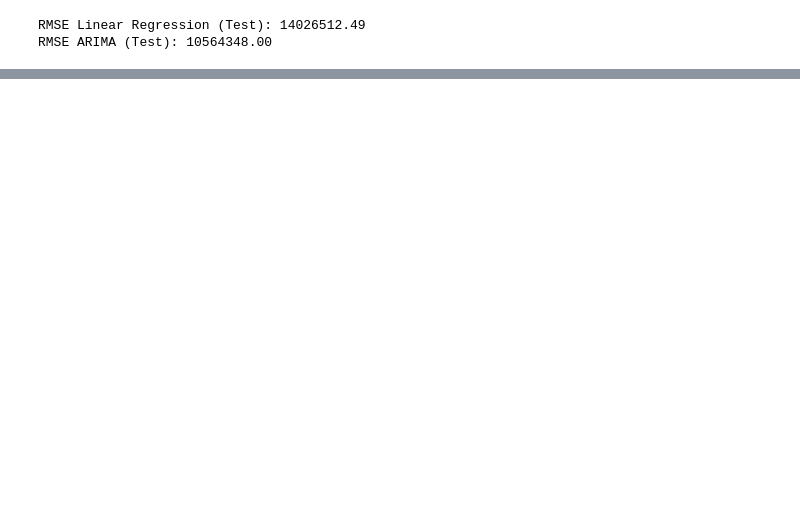
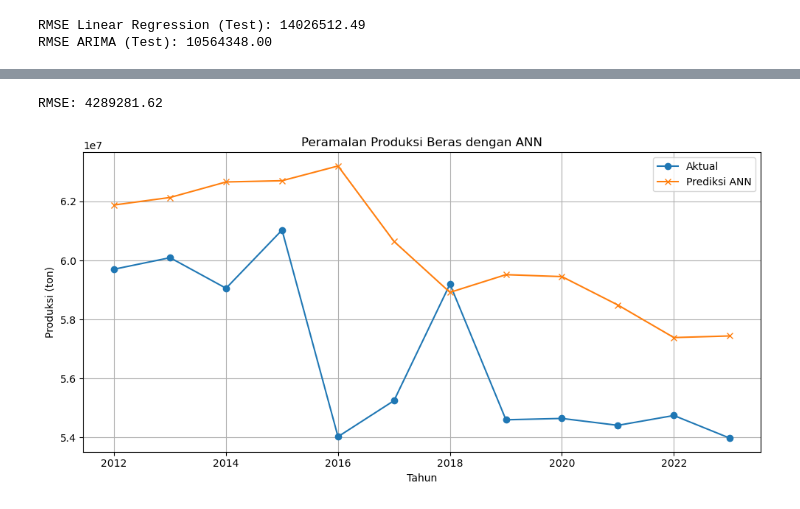
Before and after one commit to Ariful2607/Graph-Machine-Learning, a Jupyter notebook: Yield Prediction.ipynb, the cells around one changed output, grey strips where cells are left out. Cells and saved outputs as stored; diff of their text form; code cells hidden in the pictures; blank space fills up the shorter version.

```diff
--- a/Yield Prediction.ipynb
+++ b/Yield Prediction.ipynb
@@ -522,0 +523,49 @@ plt.show()
+# %%
+from sklearn.model_selection import train_test_split
+from sklearn.neural_network import MLPRegressor
+from sklearn.metrics import mean_squared_error
+import numpy as np
+
+# Siapkan data: gunakan produksi tahun sebelumnya sebagai fitur
+X = []
+y = []
+window = 3  # gunakan 3 tahun sebelumnya untuk prediksi
+
+values = production_df['Value'].values
+years = production_df['Year'].values
+
+for i in range(window, len(values)):
+    X.append(values[i-window:i])
+    y.append(values[i])
+
+X = np.array(X)
+y = np.array(y)
+
+# Split data train-test
+X_train, X_test, y_train, y_test, years_train, years_test = train_test_split(
+    X, y, years[window:], test_size=0.2, shuffle=False
+)
+
+# Buat dan latih model ANN
+ann = MLPRegressor(hidden_layer_sizes=(32, 16), max_iter=1000, random_state=42)
+ann.fit(X_train, y_train)
+
+# Prediksi dan evaluasi
+y_pred = ann.predict(X_test)
+rmse = np.sqrt(mean_squared_error(y_test, y_pred))
+print(f"RMSE: {rmse:.2f}")
+
+# Plot hasil prediksi vs aktual
+plt.figure(figsize=(10,5))
+plt.plot(years_test, y_test, label='Aktual', marker='o')
+plt.plot(years_test, y_pred, label='Prediksi ANN', marker='x')
+plt.xlabel('Tahun')
+plt.ylabel('Produksi (ton)')
+plt.title('Peramalan Produksi Beras dengan ANN')
+plt.legend()
+plt.grid(True)
+plt.tight_layout()
+plt.show()
+# %% [output]
+RMSE: 4289281.62
+[figure, added]
```
Also changed, not shown: parts of 14 cells of this notebook.
